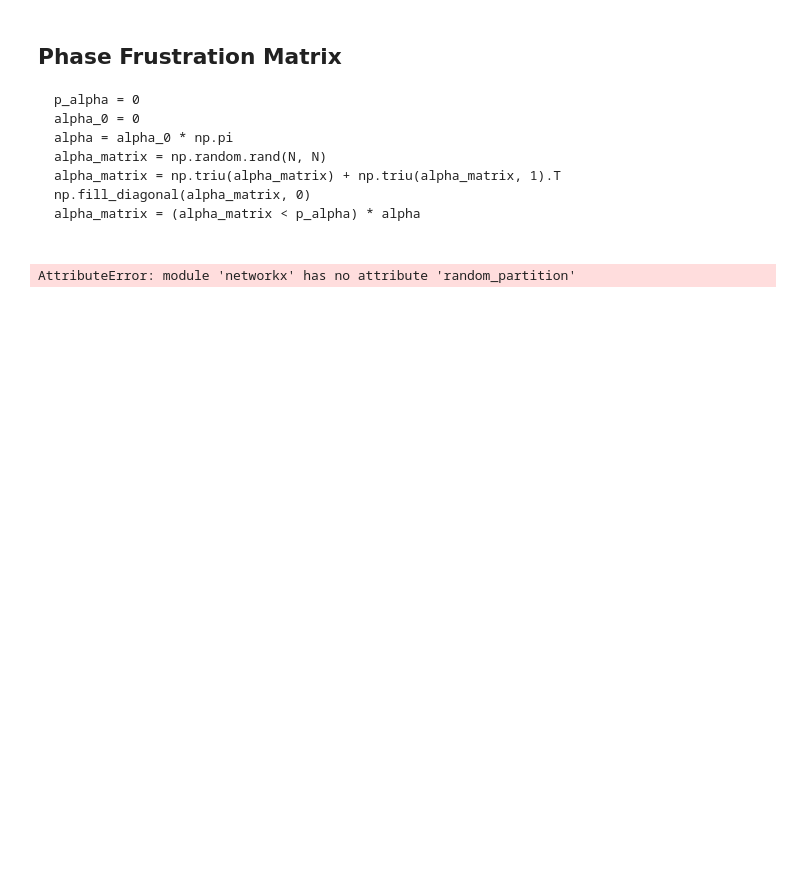
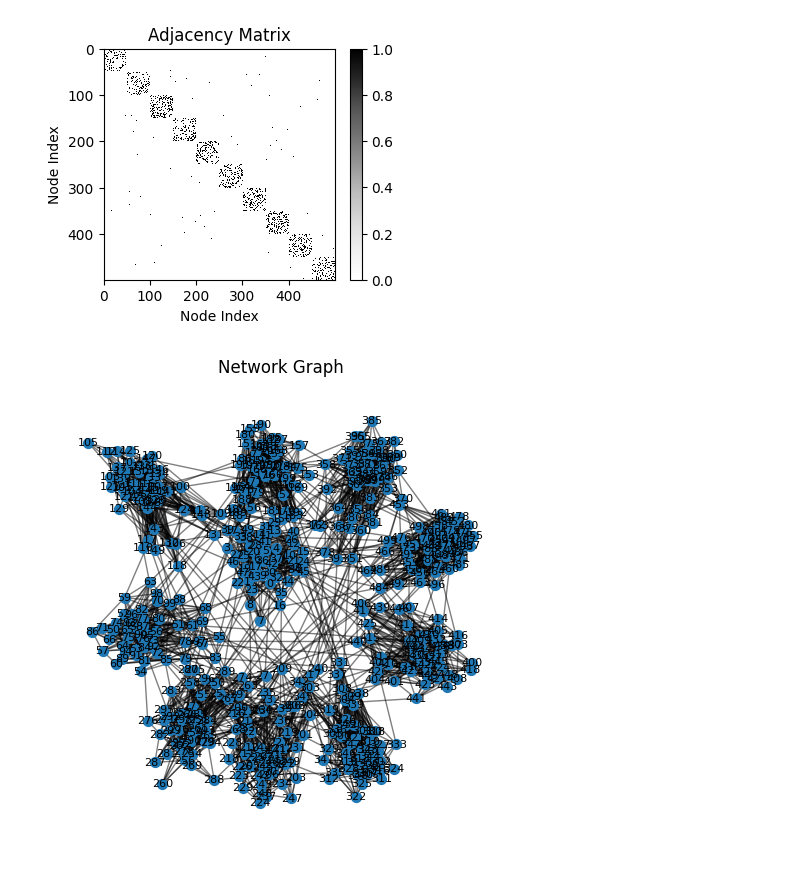
Before and after one commit to lshriver/scribing, a Jupyter notebook: notebooks/kuramoto/kuramoto.ipynb, the cells around one changed output. Cells and saved outputs as stored; diff of their text form; code cells hidden in the pictures; blank space fills up the shorter version.

````diff
--- a/notebooks/kuramoto/kuramoto.ipynb
+++ b/notebooks/kuramoto/kuramoto.ipynb
@@ -46,13 +50,3 @@ Text(0.5, 0, 'Initial Conditions for θᵢ')
-# %% [markdown]
-## Phase Frustration Matrix
-```
-p_alpha = 0
-alpha_0 = 0
-alpha = alpha_0 * np.pi
-alpha_matrix = np.random.rand(N, N)
-alpha_matrix = np.triu(alpha_matrix) + np.triu(alpha_matrix, 1).T
-np.fill_diagonal(alpha_matrix, 0)
-alpha_matrix = (alpha_matrix < p_alpha) * alpha
 # %%
 # Phase Frustration Matrix
 p_alpha = 0.5       # threshold probability for phase frustration
@@ -62,17 +56,32 @@ alpha_matrix = np.random.rand(N,N)
 alpha_matrix = np.triu(alpha_matrix) + np.triu(alpha_matrix,1).T #⚠️⚠️
 alpha_matrix = (alpha_matrix < p_alpha) * alpha_0
 np.fill_diagonal(alpha_matrix, 0)
-# %%
-# Create random modular graph
-def random_modular_graph(N, C, p_edge, l):
-    # This is a simplified version
-    G = nx.random_partition([N//C] * C, p_edge * 1, p_edge * (1-l))
-    return nx.to_numpy_array(G)
-
-C = 10      # Number of clusters
-p_edge = 0.05 # probability of adjacency
-l = 0.75      # proportion of links within groups
-A = random_modular_graph(N, C, p_edge, l)
-A = A * K
-# %% [output]
-AttributeError: module 'networkx' has no attribute 'random_partition'
+# %%
+C = 10         # Number of clusters
+p_edge = 0.025 # probability of adjacency between clusters
+r = 0.95       # proportion of links within clusters
+A_K, modules = random_modular_graph(N, C, p_edge, r)
+
+# Visualize the adjacency matrix
+plt.figure(figsize=(4, 3))
+plt.imshow(A_K, cmap='Greys', interpolation='none')
+plt.title('Adjacency Matrix')
+plt.colorbar()
+plt.xlabel('Node Index')
+plt.ylabel('Node Index')
+plt.show()
+
+# Plot the network
+G = nx.from_numpy_array(A_K)
+
+plt.figure(figsize=(6, 6))
+pos = nx.spring_layout(G)  # positions for all nodes
+nx.draw_networkx_nodes(G, pos, node_size=50)
+nx.draw_networkx_edges(G, pos, alpha=0.5)
+nx.draw_networkx_labels(G, pos, font_size=8)
+plt.title('Network Graph')
+plt.axis('off')  # Turn off the axis
+plt.show()
+# %% [output]
+[figure, added]
+[figure, added]
````
Also changed, not shown: parts of 7 cells of this notebook, 2 other files.
